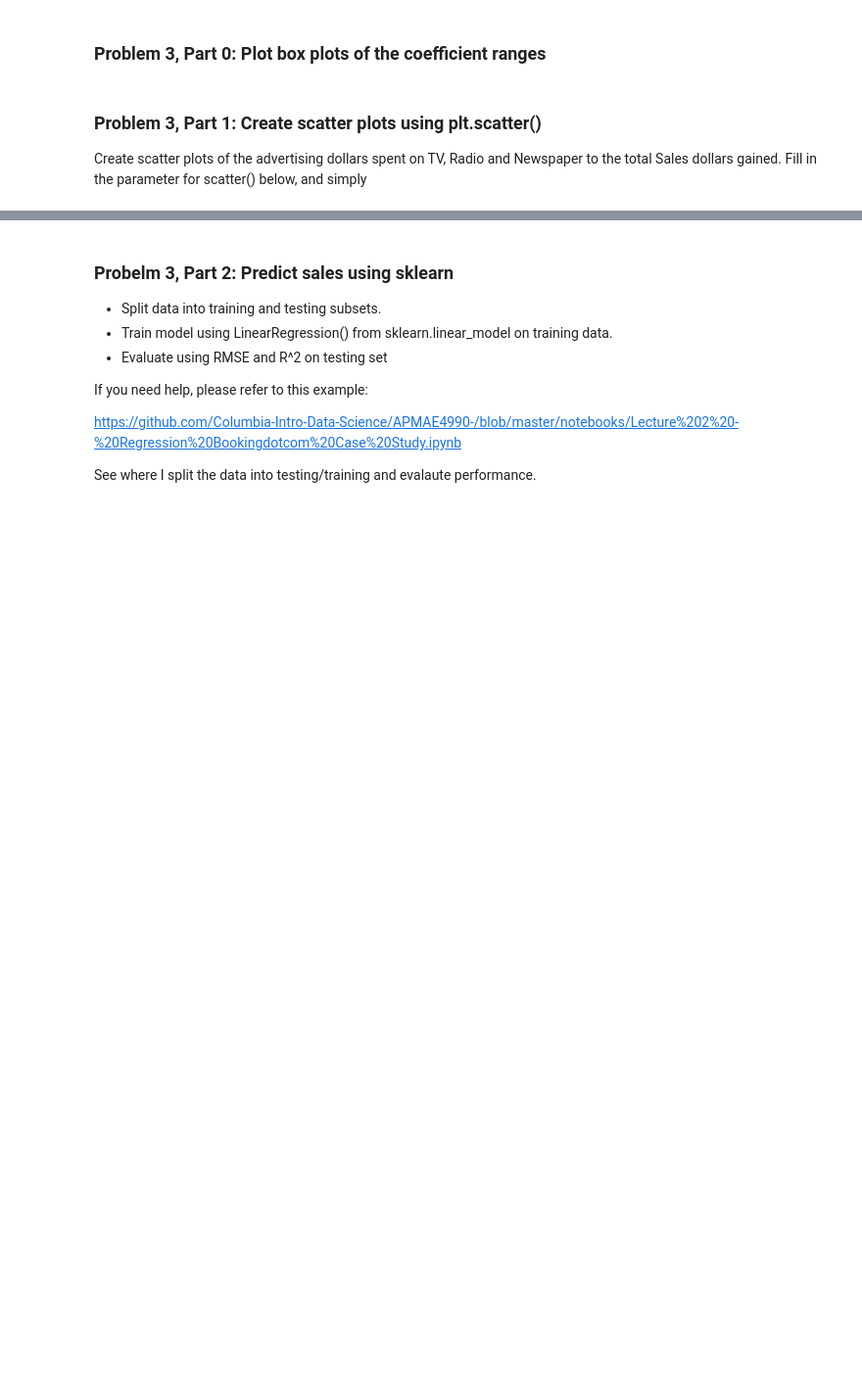
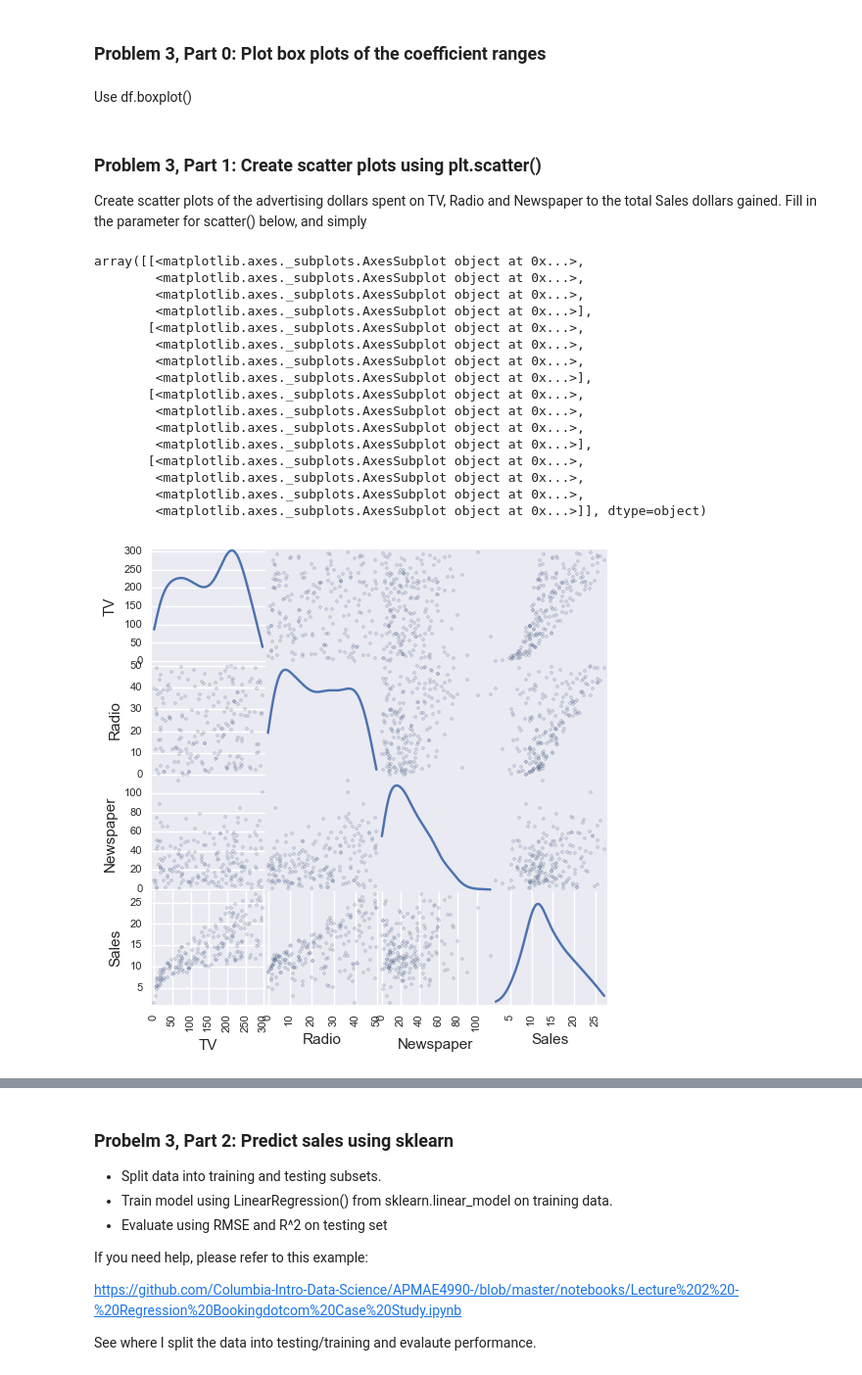
Before and after one commit to CJ-Wright/APMAE4990-, a Jupyter notebook: homework/Homework 1 - Github and Pandas.ipynb, the cells around one changed output, grey strips where cells are left out. Shown: that part at 98% size. Saved outputs shown, nothing was run; the diff lists cells and outputs as text; code cells hidden in the pictures; blank space fills up the shorter version.

```diff
--- a/homework/Homework 1 - Github and Pandas.ipynb
+++ b/homework/Homework 1 - Github and Pandas.ipynb
@@ -66,6 +66,8 @@ df.head()
 #### Goal: Predict the number of sales in a given market based on the advertising in TV, Radio and Newspaper.
 # %% [markdown]
 ### Problem 3, Part 0: Plot box plots of the coefficient ranges
+# %% [markdown]
+Use df.boxplot()
 # %% [markdown]
 ### Problem 3, Part 1: Create scatter plots using plt.scatter()
 
@@ -75,3 +77,21 @@ Create scatter plots of the advertising dollars spent on TV, Radio and Newspaper
 # %%
-#from pandas.tools.plotting import scatter_matrix
-#scatter_matrix(data, alpha=0.2, figsize=(6, 6), diagonal='kde')
+from pandas.tools.plotting import scatter_matrix
+scatter_matrix() #data, alpha=0.2, figsize=(6, 6), diagonal='kde')
+# %% [output]
+array([[<matplotlib.axes._subplots.AxesSubplot object at 0x...>,
+        <matplotlib.axes._subplots.AxesSubplot object at 0x...>,
+        <matplotlib.axes._subplots.AxesSubplot object at 0x...>,
+        <matplotlib.axes._subplots.AxesSubplot object at 0x...>],
+       [<matplotlib.axes._subplots.AxesSubplot object at 0x...>,
+        <matplotlib.axes._subplots.AxesSubplot object at 0x...>,
+        <matplotlib.axes._subplots.AxesSubplot object at 0x...>,
+        <matplotlib.axes._subplots.AxesSubplot object at 0x...>],
+       [<matplotlib.axes._subplots.AxesSubplot object at 0x...>,
+        <matplotlib.axes._subplots.AxesSubplot object at 0x...>,
+        <matplotlib.axes._subplots.AxesSubplot object at 0x...>,
+        <matplotlib.axes._subplots.AxesSubplot object at 0x...>],
+       [<matplotlib.axes._subplots.AxesSubplot object at 0x...>,
+        <matplotlib.axes._subplots.AxesSubplot object at 0x...>,
+        <matplotlib.axes._subplots.AxesSubplot object at 0x...>,
+        <matplotlib.axes._subplots.AxesSubplot object at 0x...>]], dtype=object)
+[figure, added]
```
Also changed, not shown: parts of 2 cells of this notebook.
